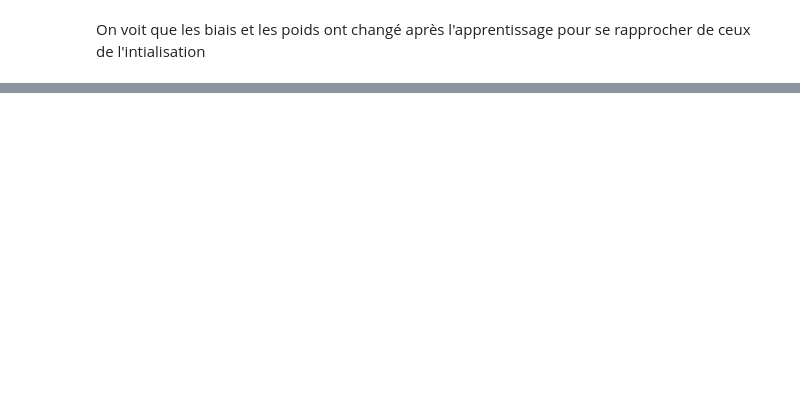
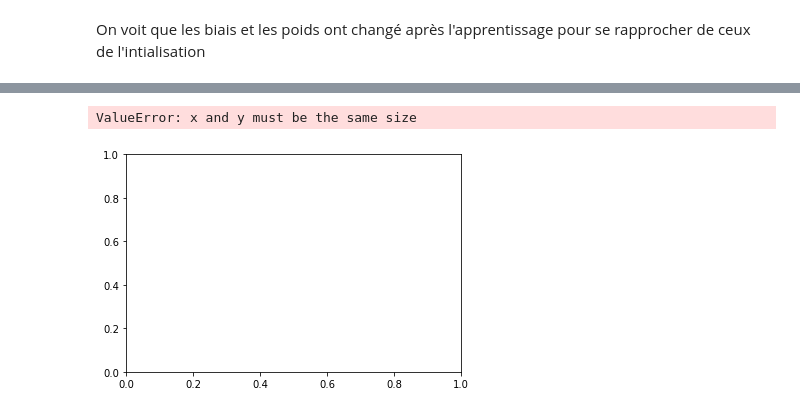
Before and after one commit to camillebesnainou/2022-01-10-polychrony, a Jupyter notebook: 2022-01-24-logistic-regression.ipynb, the cells around one changed output, grey strips where cells are left out. Drawn from its saved outputs; the diff is of its cells as text; code cells hidden in the pictures; blank space fills up the shorter version.

```diff
--- a/2022-01-24-logistic-regression.ipynb
+++ b/2022-01-24-logistic-regression.ipynb
@@ -56,4 +56,3 @@ def get_data(W, seed, N_batch):
     return X, p, y
 # %%
 X, p, y = get_data(W, seed, N_batch)
-e = evidence(W, X)
@@ -410,0 +407,8 @@ ax.plot(np.arange(n_classes), y[0, :])
+# %%
+plt.scatter(e[:,1],p[:,1])
+plt.scatter(e[:,1],y[:,1])
+
+# maintenant ça ne fait plus quelque chose de sigmoide quand on regarde p en fonction de e, problème ?
+# %% [output]
+ValueError: x and y must be the same size
+[figure, added]
```
Also changed, not shown: parts of 36 cells of this notebook.
